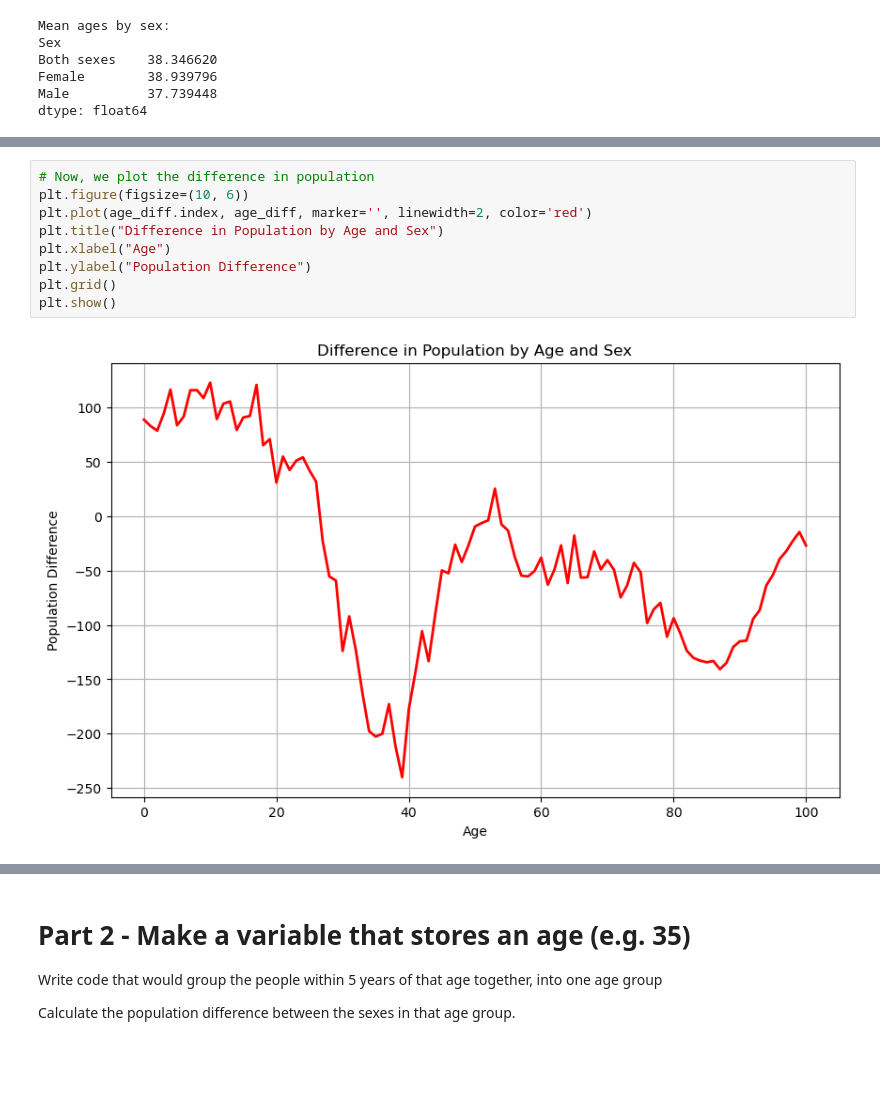
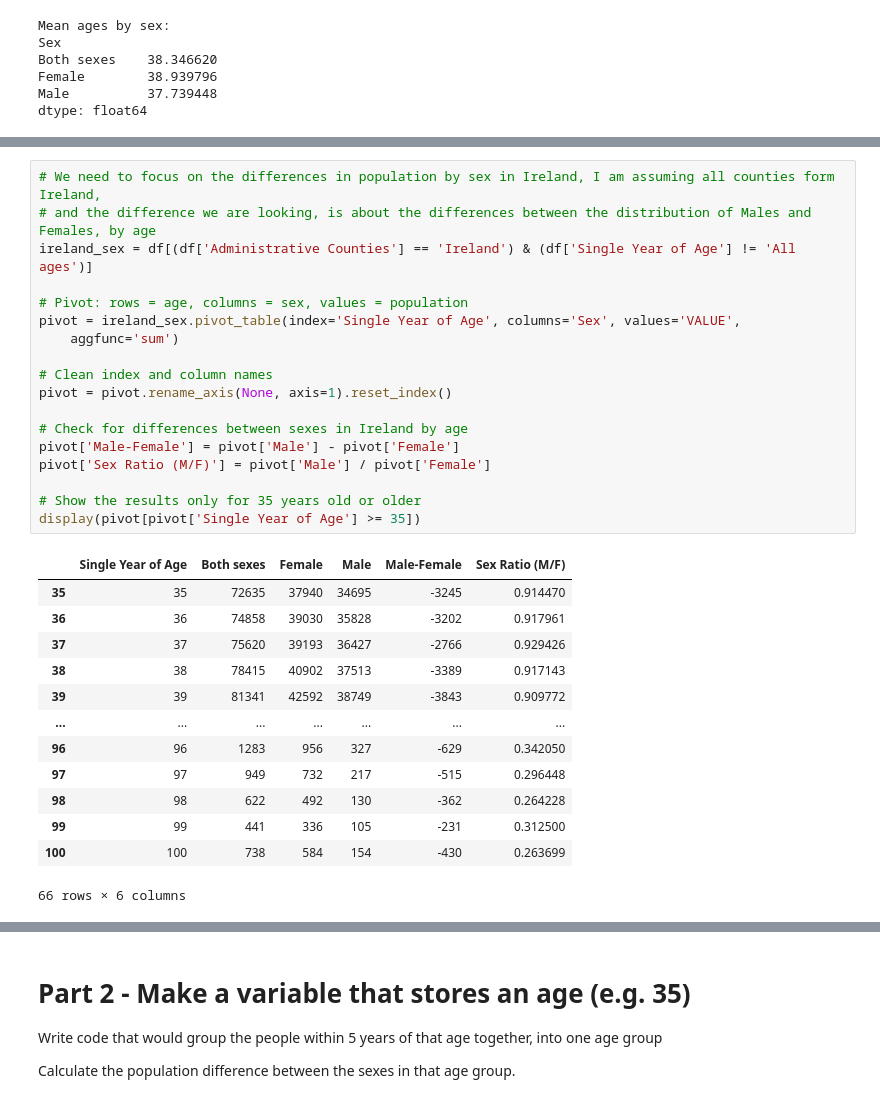
Before and after one commit to marianemcgrath/pfda, a Jupyter notebook: assignment/assignment05_population.ipynb, the cells around one changed output, grey strips where cells are left out. Cells and saved outputs as stored; diff of their text form; blank space fills up the shorter version.

```diff
--- a/assignment/assignment05_population.ipynb
+++ b/assignment/assignment05_population.ipynb
@@ -141,12 +117,33 @@ Length: 101, dtype: float64
-# %%
-# Now, we plot the difference in population
-plt.figure(figsize=(10, 6))
-plt.plot(age_diff.index, age_diff, marker='', linewidth=2, color='red')
-plt.title("Difference in Population by Age and Sex")
-plt.xlabel("Age")
-plt.ylabel("Population Difference")
-plt.grid()
-plt.show()
-# %% [output]
-[figure, removed]
+# %%
+# We need to focus on the differences in population by sex in Ireland, I am assuming all counties form Ireland,
+# and the difference we are looking, is about the differences between the distribution of Males and Females, by age
+ireland_sex = df[(df['Administrative Counties'] == 'Ireland') & (df['Single Year of Age'] != 'All ages')]
+
+# Pivot: rows = age, columns = sex, values = population
+pivot = ireland_sex.pivot_table(index='Single Year of Age', columns='Sex', values='VALUE',
+    aggfunc='sum')
+
+# Clean index and column names
+pivot = pivot.rename_axis(None, axis=1).reset_index()
+
+# Check for differences between sexes in Ireland by age
+pivot['Male-Female'] = pivot['Male'] - pivot['Female']
+pivot['Sex Ratio (M/F)'] = pivot['Male'] / pivot['Female']
+
+# Show the results only for 35 years old or older
+display(pivot[pivot['Single Year of Age'] >= 35])
+# %% [output]
+|  | Single Year of Age | Both sexes | Female | Male | Male-Female | Sex Ratio (M/F) |
+| 35 | 35 | 72635 | 37940 | 34695 | -3245 | 0.914470 |
+| 36 | 36 | 74858 | 39030 | 35828 | -3202 | 0.917961 |
+| 37 | 37 | 75620 | 39193 | 36427 | -2766 | 0.929426 |
+| 38 | 38 | 78415 | 40902 | 37513 | -3389 | 0.917143 |
+| 39 | 39 | 81341 | 42592 | 38749 | -3843 | 0.909772 |
+| ... | ... | ... | ... | ... | ... | ... |
+| 96 | 96 | 1283 | 956 | 327 | -629 | 0.342050 |
+| 97 | 97 | 949 | 732 | 217 | -515 | 0.296448 |
+| 98 | 98 | 622 | 492 | 130 | -362 | 0.264228 |
+| 99 | 99 | 441 | 336 | 105 | -231 | 0.312500 |
+| 100 | 100 | 738 | 584 | 154 | -430 | 0.263699 |
+66 rows × 6 columns
 # %%
```
Also changed, not shown: parts of 6 cells of this notebook, 1 other file.
